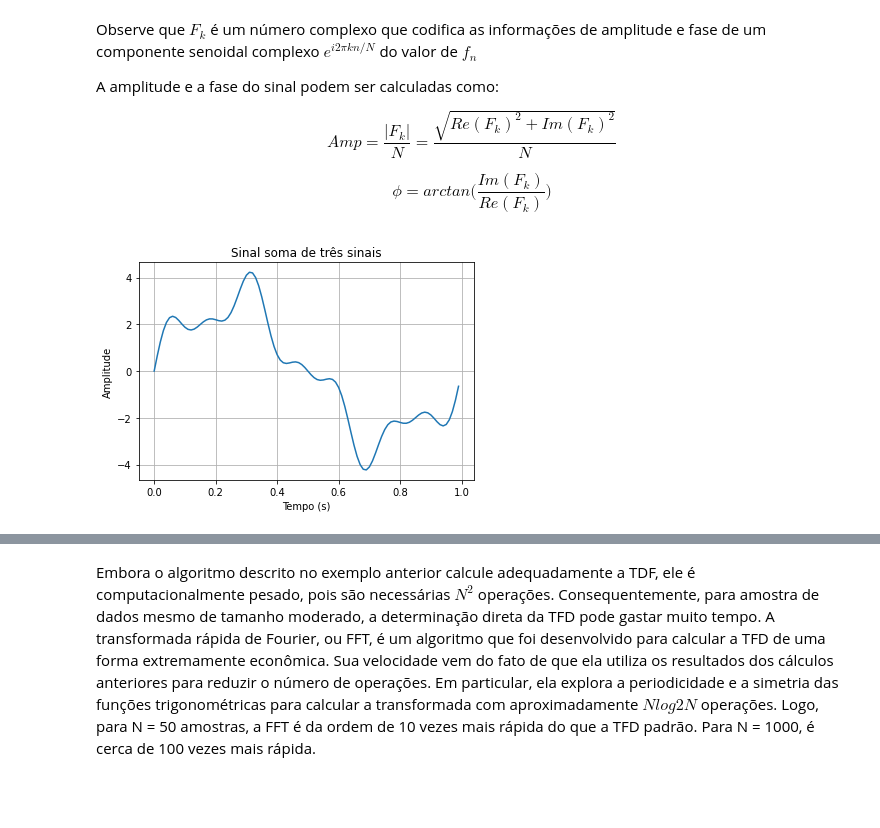
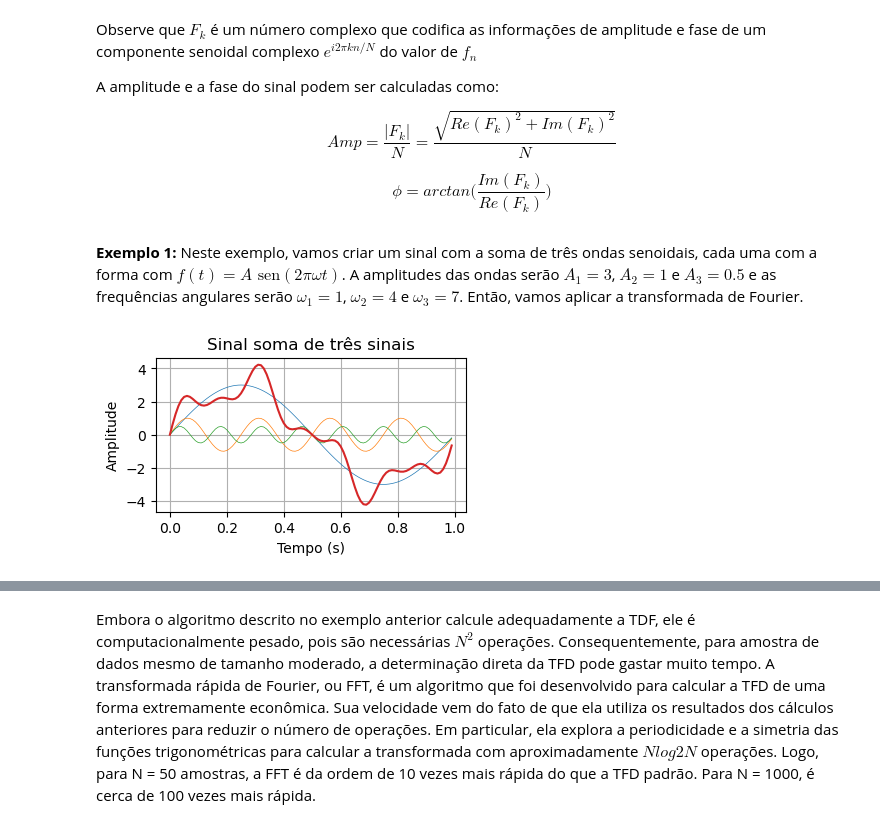
Before and after one commit to tiagoburiol/MatComp_IV, a Jupyter notebook: 04_transformada_discreta_de_fourier.ipynb, the cells around one changed output, grey strips where cells are left out. Saved outputs shown, nothing was run; the diff lists cells and outputs as text; code cells hidden in the pictures; blank space fills up the shorter version.

```diff
--- a/04_transformada_discreta_de_fourier.ipynb
+++ b/04_transformada_discreta_de_fourier.ipynb
@@ -56,22 +56,29 @@ A amplitude e a fase do sinal podem ser calculadas como:
 $$Amp = \frac{|F_k|}{N}= \frac{\sqrt{Re(F_k)^2 + Im(F_k)^2}}{N}$$
 
 $$\phi = arctan \bigg( \frac{Im(F_k)}{ Re(F_k)}\bigg)$$
+# %% [markdown]
+**Exemplo 1:** Neste exemplo, vamos criar um sinal com a soma de três ondas senoidais, cada uma com a forma com $f(t) = A \text{ sen}(2\pi \omega t)$. A amplitudes das ondas serão $A_1=3$, $A_2=1$ e $A_3=0.5$ e as frequências angulares serão $\omega_1=1$, $\omega_2=4$ e  $\omega_3=7$. Então, vamos aplicar a transformada de Fourier.
 # %%
 import numpy as np
 import matplotlib.pyplot as plt
-#plt.rcParams['figure.figsize'] = [10,3]
+plt.rcParams['figure.figsize']=(4,2)
 # %%
 sinal = lambda A, w, t: A*np.sin(2*np.pi*w*t)
 
 t = np.linspace(0,1,100, endpoint=False)
 
-x = sinal(3,1,t)+sinal(1,4,t)+sinal(0.5,7,t)
+x1 = sinal(3,1,t)
+x2 = sinal(1,4,t)
+x3 = sinal(0.5,7,t)
+x = x1+x2+x3
+
+plt.plot(t, x1, t, x2, t, x3, lw=0.5)
 plt.plot(t, x)
 
 plt.xlabel( 'Tempo (s)' )
-plt .ylabel( 'Amplitude' )
+plt.ylabel( 'Amplitude' )
 plt.title( 'Sinal soma de três sinais' )
 plt.grid()
 plt.show()
 # %% [output]
-[figure, old version]
+[figure, new version]
```
Also changed, not shown: parts of 35 cells of this notebook.
